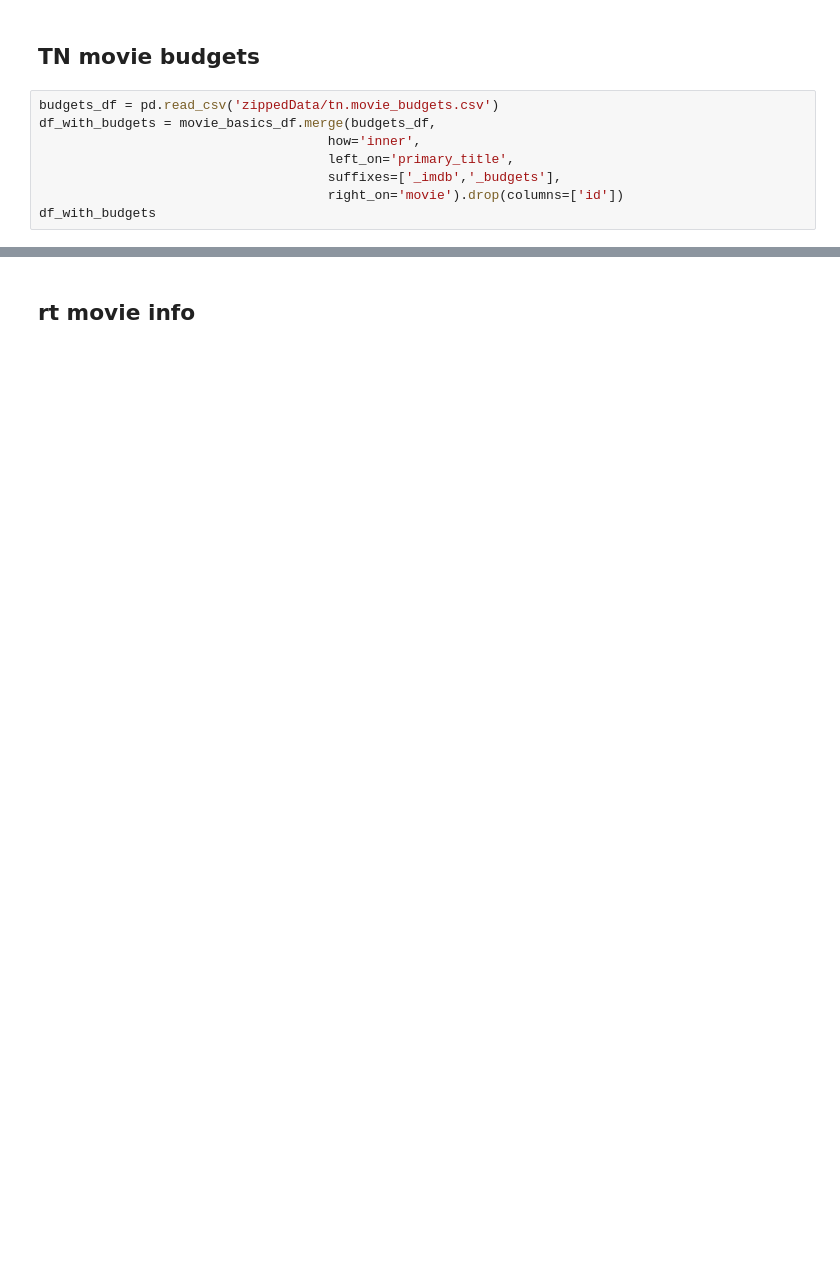
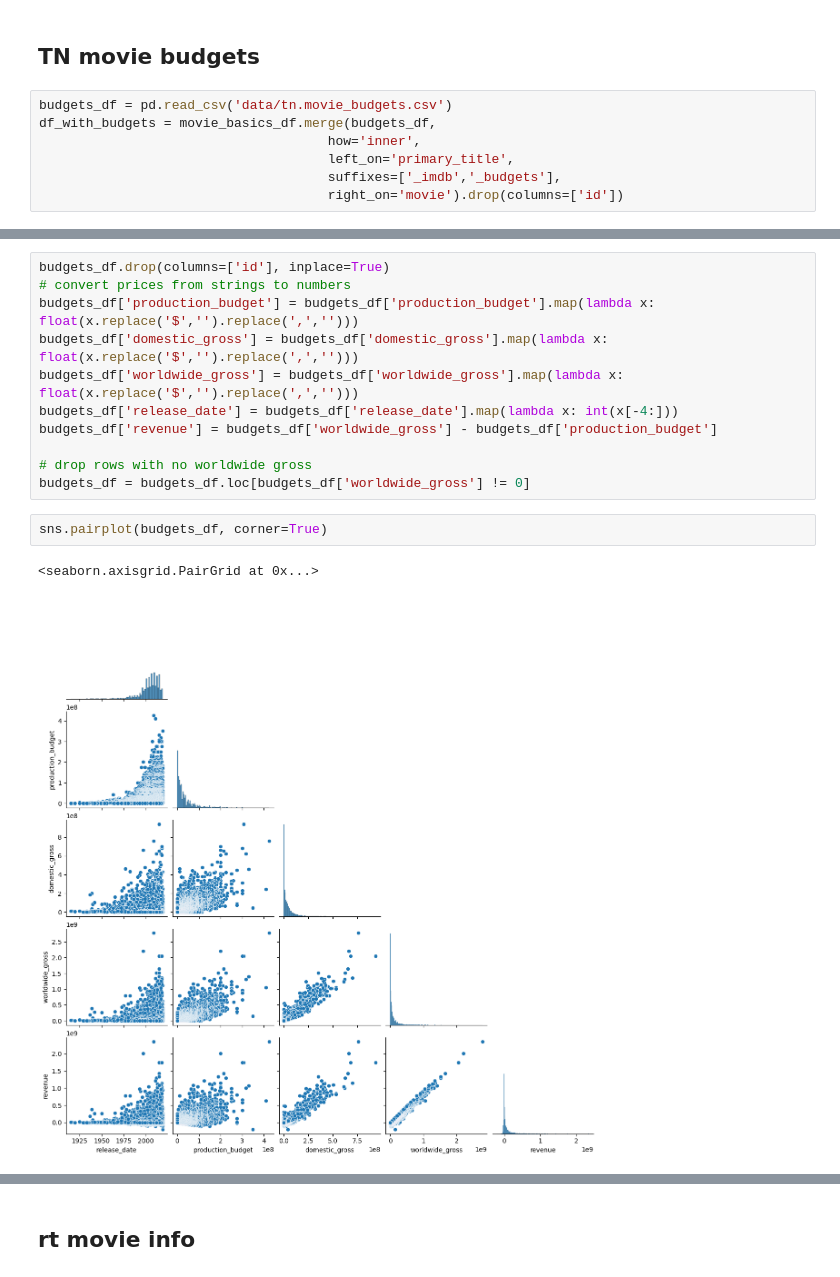
Before and after one commit to alexanderdaffara/Movies_Insights_EDA, a Jupyter notebook: Alex-Notebook.ipynb, the cells around one changed output, grey strips where cells are left out. Cells and saved outputs as stored; diff of their text form; blank space fills up the shorter version.

```diff
--- a/Alex-Notebook.ipynb
+++ b/Alex-Notebook.ipynb
@@ -132,10 +187,9 @@ df_with_gross
 # %% [markdown]
 ## TN movie budgets
 # %%
-budgets_df = pd.read_csv('zippedData/tn.movie_budgets.csv')
+budgets_df = pd.read_csv('data/tn.movie_budgets.csv')
 df_with_budgets = movie_basics_df.merge(budgets_df,
                                      how='inner',
                                      left_on='primary_title',
                                      suffixes=['_imdb','_budgets'],
                                      right_on='movie').drop(columns=['id'])
-df_with_budgets
@@ -155,0 +196,16 @@ df_with_budgets
+# %%
+budgets_df.drop(columns=['id'], inplace=True)
+# convert prices from strings to numbers
+budgets_df['production_budget'] = budgets_df['production_budget'].map(lambda x: float(x.replace('$','').replace(',','')))
+budgets_df['domestic_gross'] = budgets_df['domestic_gross'].map(lambda x: float(x.replace('$','').replace(',','')))
+budgets_df['worldwide_gross'] = budgets_df['worldwide_gross'].map(lambda x: float(x.replace('$','').replace(',','')))
+budgets_df['release_date'] = budgets_df['release_date'].map(lambda x: int(x[-4:]))
+budgets_df['revenue'] = budgets_df['worldwide_gross'] - budgets_df['production_budget']
+
+# drop rows with no worldwide gross
+budgets_df = budgets_df.loc[budgets_df['worldwide_gross'] != 0]
+# %%
+sns.pairplot(budgets_df, corner=True)
+# %% [output]
+<seaborn.axisgrid.PairGrid at 0x...>
+[figure, added]
```
Also changed, not shown: parts of 16 cells of this notebook.
